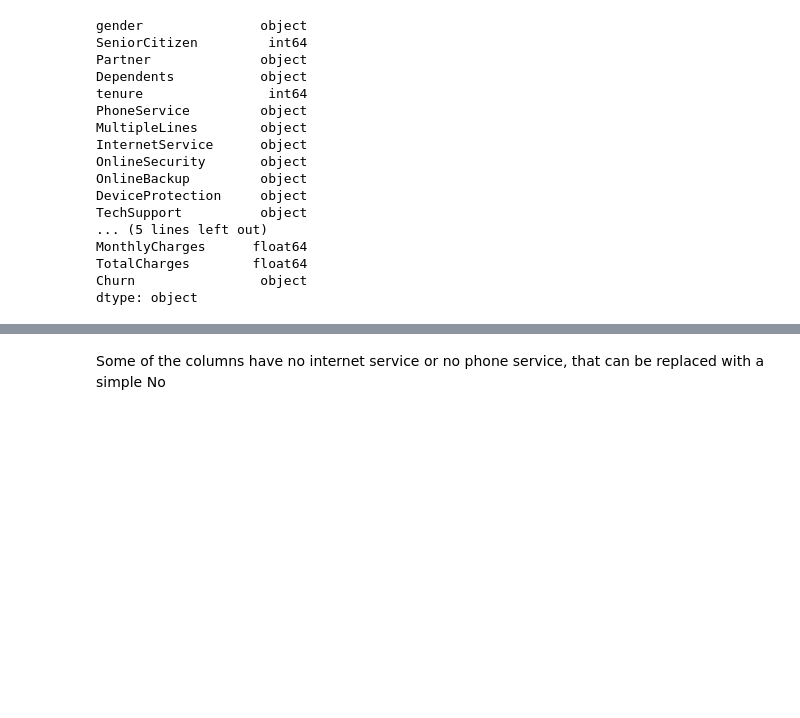
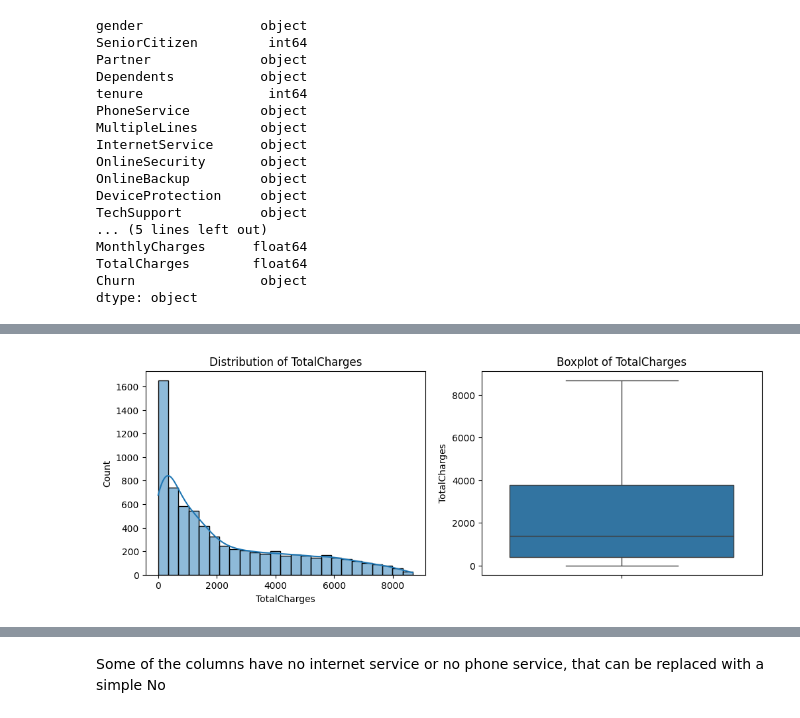
Before and after one commit to snehangshu2002/Customer-Churn-Prediction, a Jupyter notebook: customer.ipynb, the cells around one changed output, grey strips where cells are left out. Cells and saved outputs as stored; diff of their text form; code cells hidden in the pictures; blank space fills up the shorter version.

```diff
--- a/customer.ipynb
+++ b/customer.ipynb
@@ -168,0 +188,4 @@ dtype: object
+# %%
+plot_distribution(df, "TotalCharges")
+# %% [output]
+[figure, added]
```
Also changed, not shown: parts of 13 cells of this notebook.
